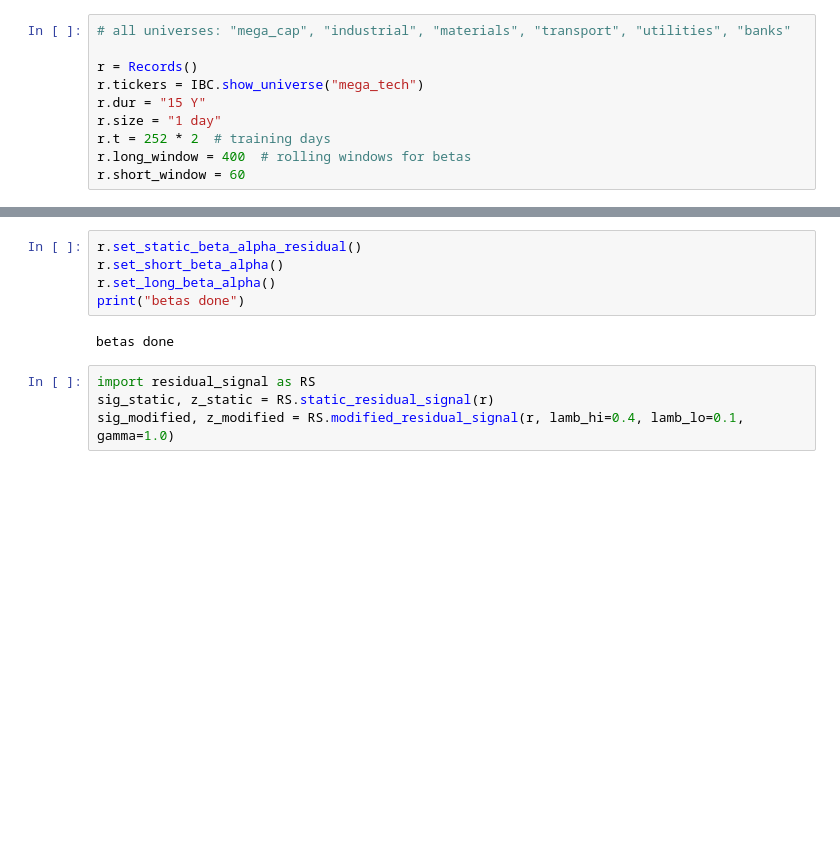
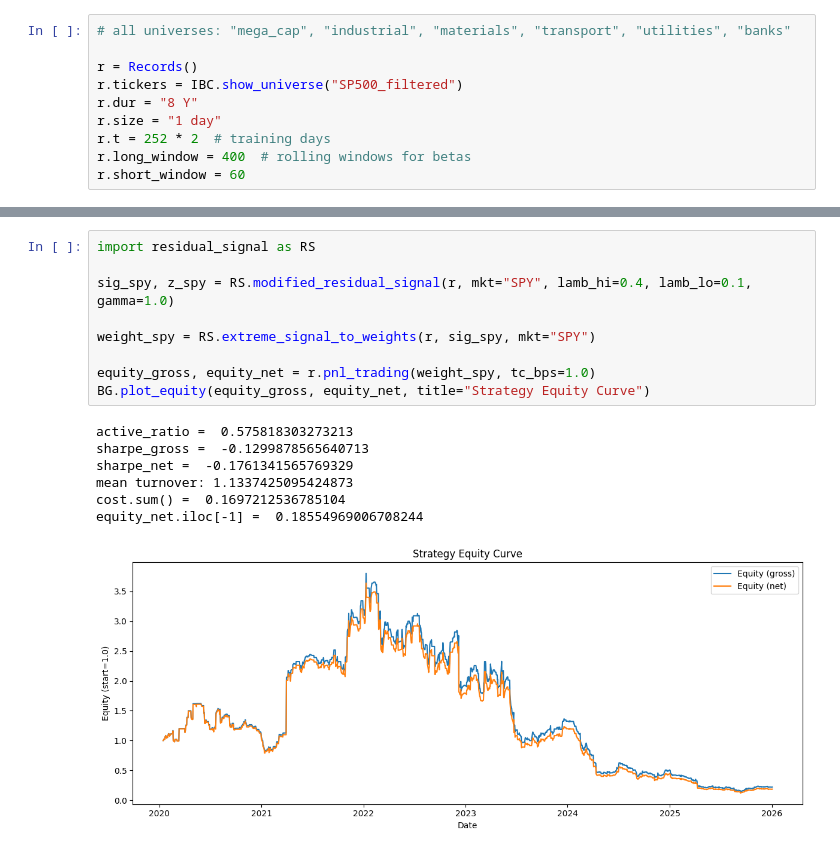
Before and after one commit to seanxgao/QuantPlayground, a Jupyter notebook: testdrive.ipynb, the cells around one changed output, grey strips where cells are left out. Drawn from its saved outputs; the diff is of its cells as text; blank space fills up the shorter version.

```diff
--- a/testdrive.ipynb
+++ b/testdrive.ipynb
@@ -15,8 +12,8 @@ completed orders request timed out
 # all universes: "mega_cap", "industrial", "materials", "transport", "utilities", "banks"
 
 r = Records()
-r.tickers = IBC.show_universe("mega_tech")
-r.dur = "15 Y"
+r.tickers = IBC.show_universe("SP500_filtered")
+r.dur = "8 Y"
 r.size = "1 day"
 r.t = 252 * 2  # training days
 r.long_window = 400  # rolling windows for betas
@@ -56,11 +45,17 @@ df range     = 2016-02-03 -> 2026-01-02
-# %%
-r.set_static_beta_alpha_residual()
-r.set_short_beta_alpha()
-r.set_long_beta_alpha()
-print("betas done")
-# %% [output]
-betas done
 # %%
 import residual_signal as RS
-sig_static, z_static = RS.static_residual_signal(r)
-sig_modified, z_modified = RS.modified_residual_signal(r, lamb_hi=0.4, lamb_lo=0.1, gamma=1.0)
+
+sig_spy, z_spy = RS.modified_residual_signal(r, mkt="SPY", lamb_hi=0.4, lamb_lo=0.1, gamma=1.0)
+
+weight_spy = RS.extreme_signal_to_weights(r, sig_spy, mkt="SPY")
+
+equity_gross, equity_net = r.pnl_trading(weight_spy, tc_bps=1.0)
+BG.plot_equity(equity_gross, equity_net, title="Strategy Equity Curve")
+# %% [output]
+active_ratio =  0.575818303273213
+sharpe_gross =  -0.1299878565640713
+sharpe_net =  -0.1761341565769329
+mean turnover: 1.1337425095424873
+cost.sum() =  0.1697212536785104
+equity_net.iloc[-1] =  0.18554969006708244
+[figure, added]
```
Also changed, not shown: parts of 5 cells of this notebook, 14 other files.
